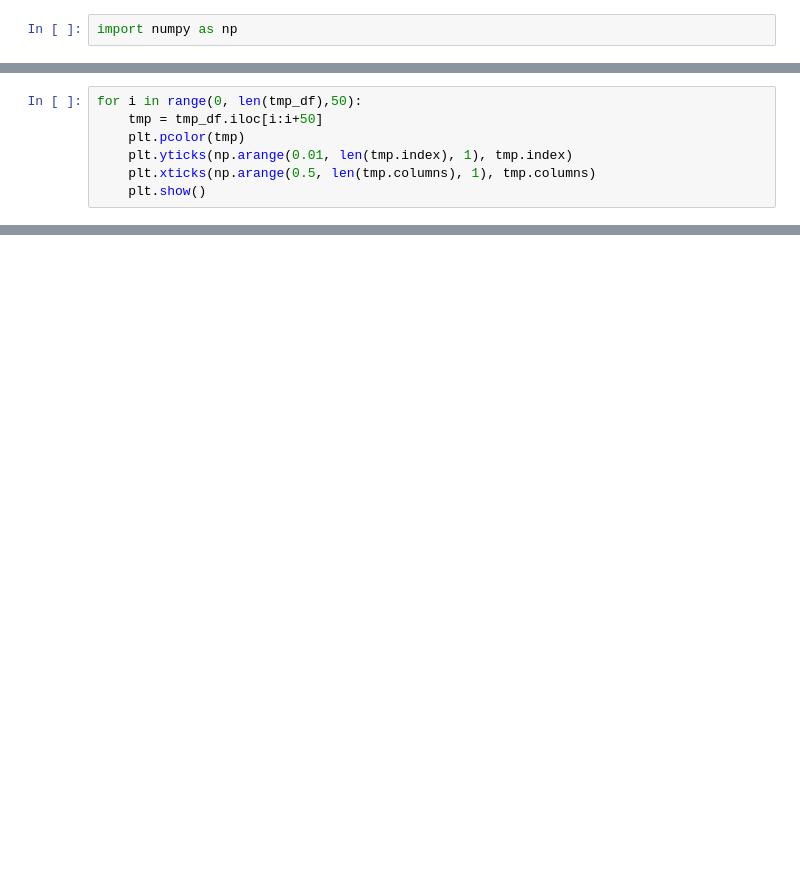
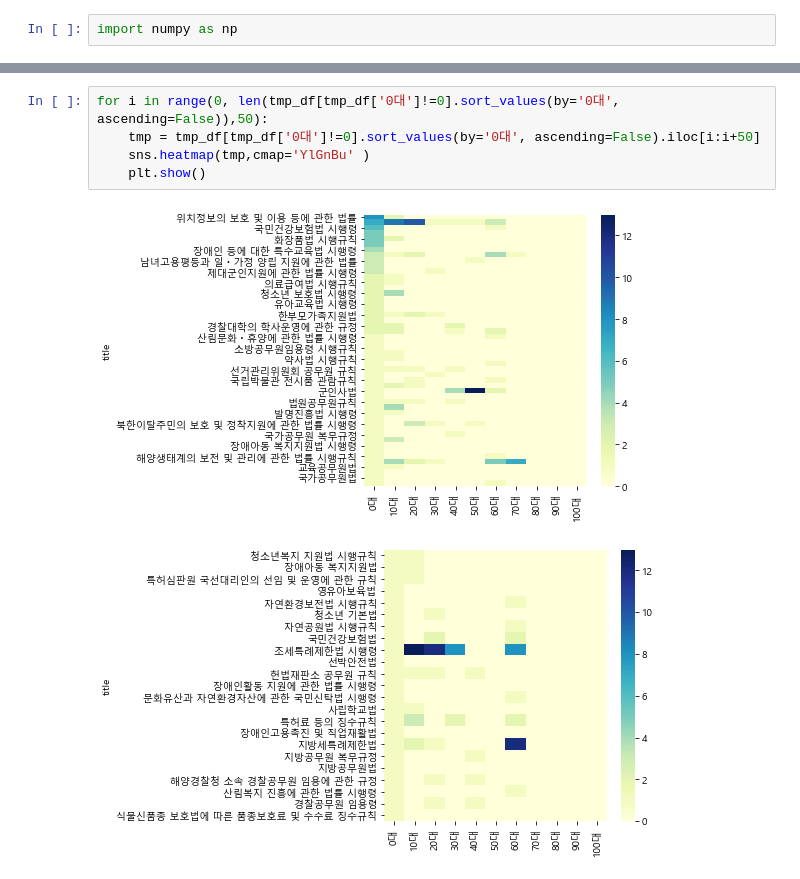
Before and after one commit to dev-Lesser/law-age-preprocess, a Jupyter notebook: 데이터분석.ipynb, the cells around one changed output, grey strips where cells are left out. Drawn from its saved outputs; the diff is of its cells as text; blank space fills up the shorter version.

```diff
--- a/데이터분석.ipynb
+++ b/데이터분석.ipynb
@@ -95,7 +151,0 @@ plt.rcParams["figure.figsize"] = (9,9)
-# %%
-for i in range(0, len(tmp_df),50):
-    tmp = tmp_df.iloc[i:i+50]
-    plt.pcolor(tmp)
-    plt.yticks(np.arange(0.01, len(tmp.index), 1), tmp.index)
-    plt.xticks(np.arange(0.5, len(tmp.columns), 1), tmp.columns)
-    plt.show()
@@ -119,0 +192,8 @@ tmp_df.plot.hist(bins=100)
+# %%
+for i in range(0, len(tmp_df[tmp_df['0대']!=0].sort_values(by='0대', ascending=False)),50):
+    tmp = tmp_df[tmp_df['0대']!=0].sort_values(by='0대', ascending=False).iloc[i:i+50]
+    sns.heatmap(tmp,cmap='YlGnBu' )
+    plt.show()
+# %% [output]
+[figure, added]
+[figure, added]
```
Also changed, not shown: parts of 27 cells of this notebook.
